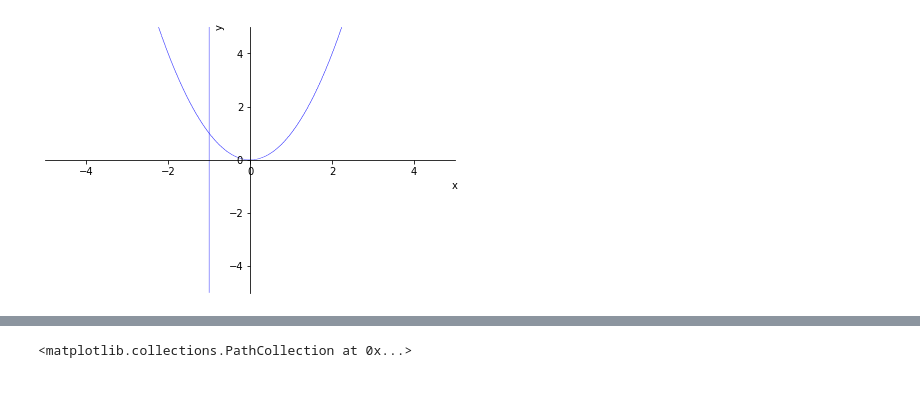
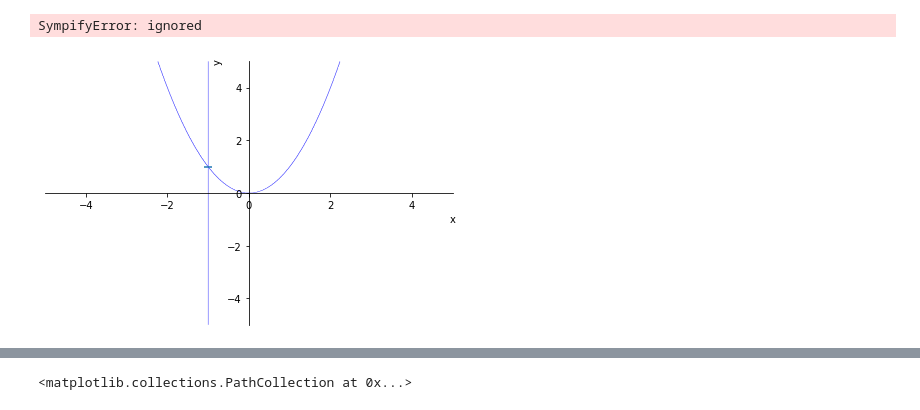
Before and after one commit to crdguez/taller_de_funciones, a Jupyter notebook: pruebas_borrar.ipynb, the cells around one changed output, grey strips where cells are left out. Drawn from its saved outputs; the diff is of its cells as text; code cells hidden in the pictures.

```diff
--- a/pruebas_borrar.ipynb
+++ b/pruebas_borrar.ipynb
@@ -7,9 +21,18 @@ import matplotlib.pyplot as plt
 %matplotlib inline
+# %%
+plot_implicit(List2DSeries([1,2,3],[2,-1,4]))
+# %% [output]
+SympifyError: ignored
 # %%
 p1 = plot_implicit(Eq(y,x**2),show=False)
 p1.extend(plot_implicit(Eq(x,-1), show=False))
-# p1.extend(plt.scatter(-1,2, color='r'))
+#p1.append(List2DSeries([1,2],[2,-1]))
+x=-1
+y=1
+p1.append(List2DSeries([x-0.1,x+0.1],[y,y]))
+#p1.extend(plt.plot([0],[0],'*'))
+#fig = p1._backend.fig
 
 p1.show()
 # %% [output]
-[figure, old version]
+[figure, new version]
```
Also changed, not shown: parts of 7 cells of this notebook.
